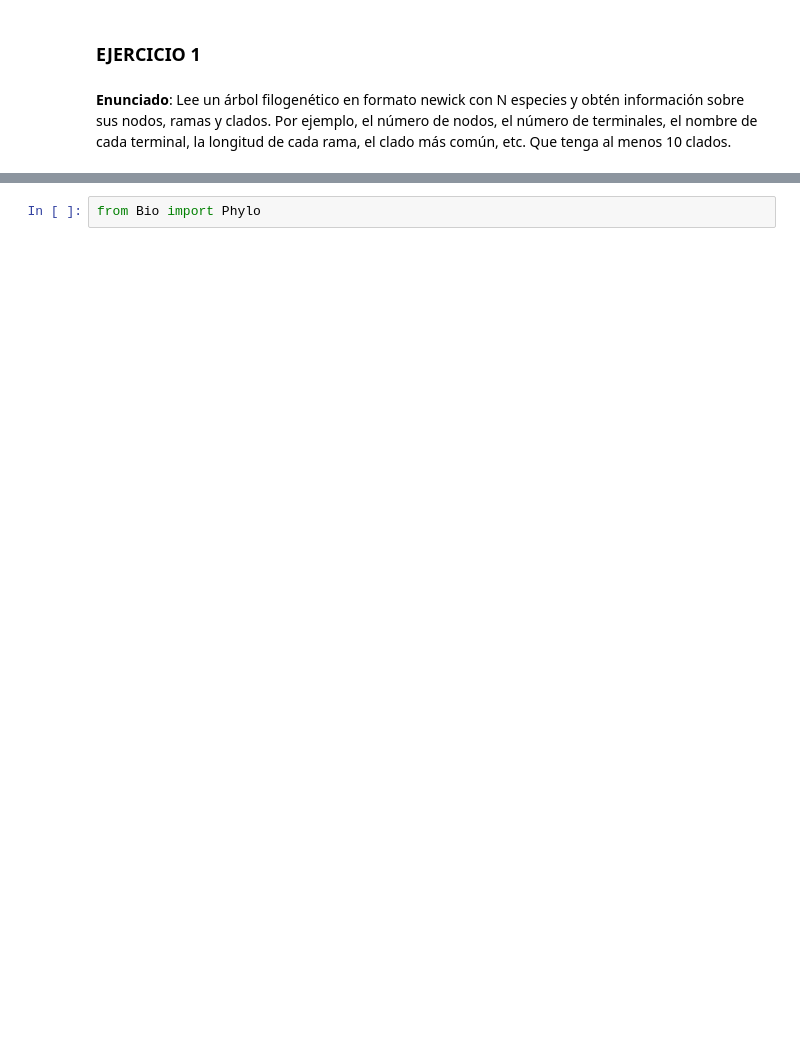
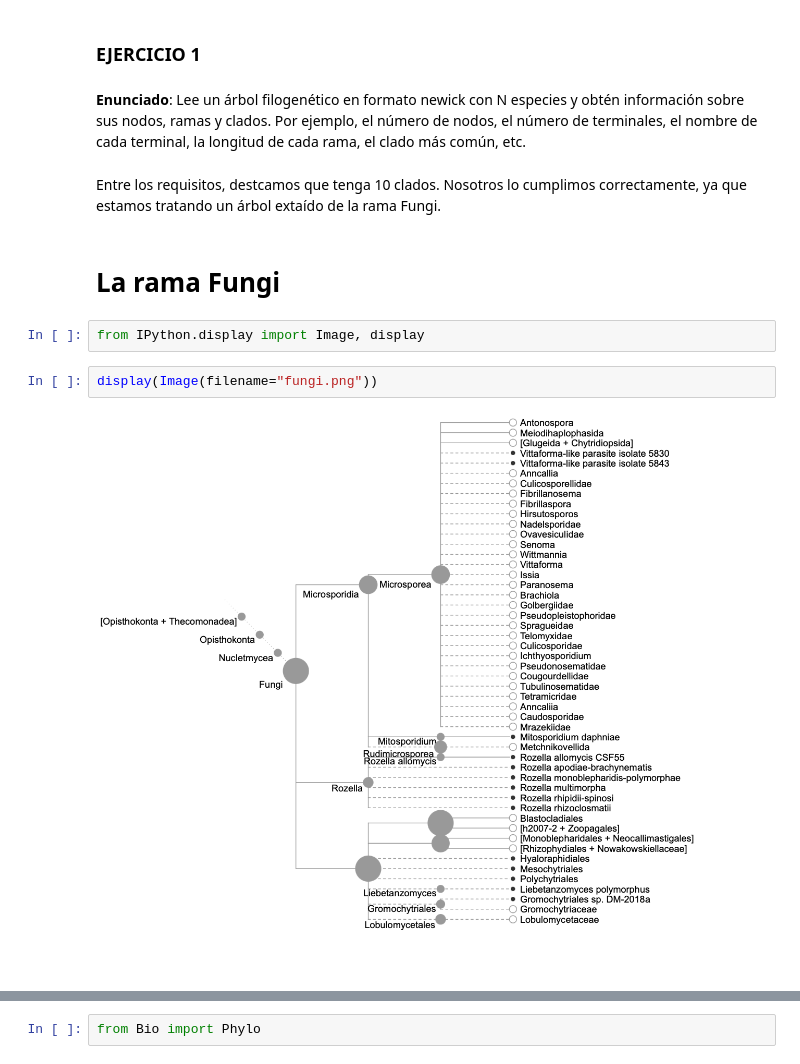
Before and after one commit to giselabcruz/phylogenetic-trees-exercises, a Jupyter notebook: exercises.ipynb, the cells around one changed output, grey strips where cells are left out. Drawn from its saved outputs; the diff is of its cells as text; blank space fills up the shorter version.

```diff
--- a/exercises.ipynb
+++ b/exercises.ipynb
@@ -5,4 +5,13 @@
 obtén información sobre sus nodos, ramas y clados. Por ejemplo, el número
 de nodos, el número de terminales, el nombre de cada terminal, la longitud de
 cada rama, el clado más común, etc.
-Que tenga al menos 10 clados.
+# %% [markdown]
+Entre los requisitos, destcamos que tenga 10 clados. Nosotros lo cumplimos correctamente, ya que estamos tratando un árbol extaído de la rama Fungi.
+# %% [markdown]
+# La rama **Fungi**
+# %%
+from IPython.display import Image, display
+# %%
+display(Image(filename="fungi.png"))
+# %% [output]
+[figure, added]
```
Also changed, not shown: parts of 5 cells of this notebook.
